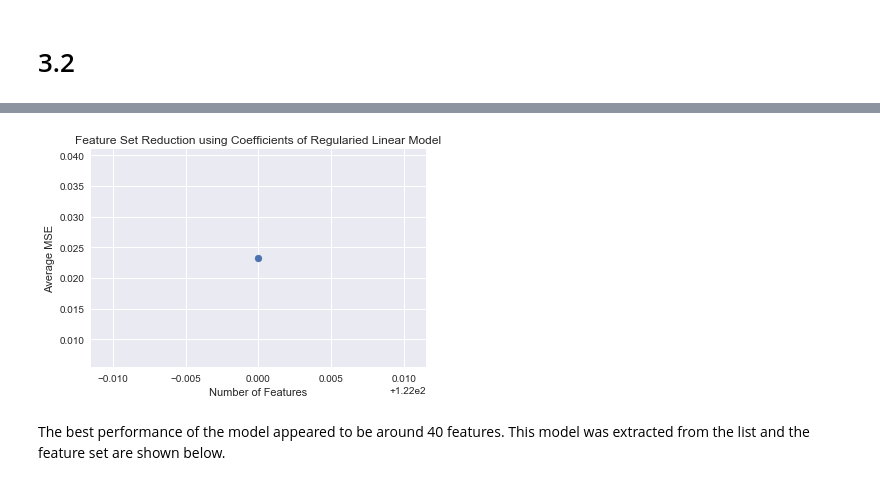
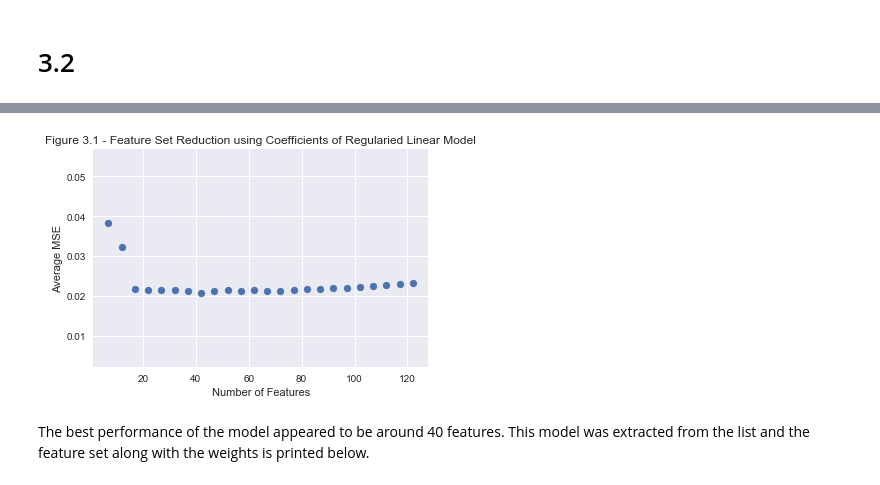
Before and after one commit to oliviersm199/Machine-Learning-Assignments, a Jupyter notebook: assignment1/260563480/Assignment 1.ipynb, the cells around one changed output, grey strips where cells are left out. Drawn from its saved outputs; the diff is of its cells as text; code cells hidden in the pictures.

```diff
--- a/as1/Assignment 1.ipynb
+++ b/assignment1/260563480/Assignment 1.ipynb
@@ -58,9 +46,8 @@ def get_model_of_degree(X, degree):
 
 def closed_form_linear_fit(X,Y):
     '''
-    Implementation of Equation 1.0. Determines the optimal weights of a
-    Least Squares Solution Method using a closed-solution. Implemented as a
-    series of matrix operations.
+    Determines the optimal weights of a Least Squares Solution Method using a closed-form
+    solution. Implemented as a series of matrix operations.
     '''
     x_transpose = X.transpose()
     x_t_inverse = np.linalg.inv(np.matmul(x_transpose, X))
@@ -68,7 +55,8 @@ def closed_form_linear_fit(X,Y):
 
 def get_mean_square_error(X,Y,W):
     '''
-    Implementation of equation 1.1
+    Gets the mean square error by calculating the square error
+    and dividing by the number of training samples.
 
     '''
     error = np.subtract(Y, np.matmul(X, W))
@@ -550,12 +539,11 @@ def get_most_important_features(df,non_predictive_features,dependent_variable, r
     top_results = sorted([{"feature":feature, "coefficient":average_coefficient_dict[feature]} for feature in average_coefficient_dict], reverse=True ,key = lambda x: abs(x["coefficient"]))
     return csv_error, top_results
 # %%
-# We remove the 10 least important features at a time and see if we get an improvement in mse
 train_df = q3_df
 csv_errors = []
 for i in range(24):
     csv_error, most_important_features  = get_most_important_features(train_df, non_predictive_features, dependent_variable, 0)
     csv_errors.append((csv_error, len(most_important_features), most_important_features))
 
-    least_important_features = [feature["featurefor feature in most_important_features[-5:]]
+    least_important_features = [feature['feature'] for feature in most_important_features[-5:]]
     train_df = train_df[train_df.columns.difference(least_important_features)]
@@ -564,10 +550,10 @@ SyntaxError: EOL while scanning string literal (<ipython-input-131-6ab8087bcbbe>
 # %%
 pyplot.scatter([err[1] for err in csv_errors],[err[0] for err in csv_errors])
 pyplot.xlabel("Number of Features")
 pyplot.ylabel('Average MSE')
-pyplot.title("Feature Set Reduction using Coefficients of Regularied Linear Model")
+pyplot.title("Figure 3.1 - Feature Set Reduction using Coefficients of Regularied Linear Model")
 pyplot.show()
 # %% [output]
-[figure, old version]
+[figure, new version]
 # %% [markdown]
-The best performance of the model appeared to be around 40 features. This model was extracted from the list and the feature set are shown below.
+The best performance of the model appeared to be around 40 features. This model was extracted from the list and the feature set along with the weights is printed below.
```
Also changed, not shown: parts of 23 cells of this notebook, 36 other files.
